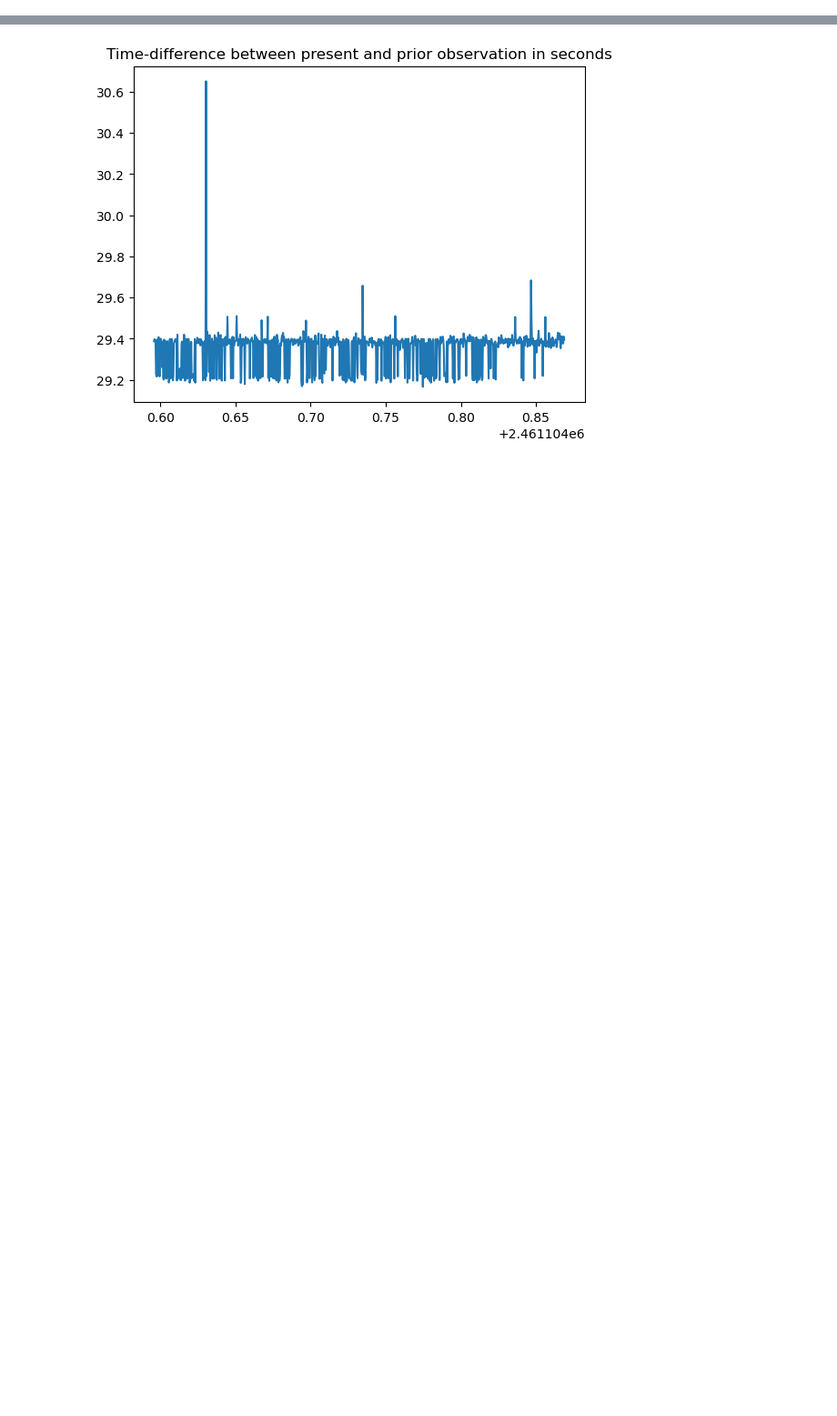
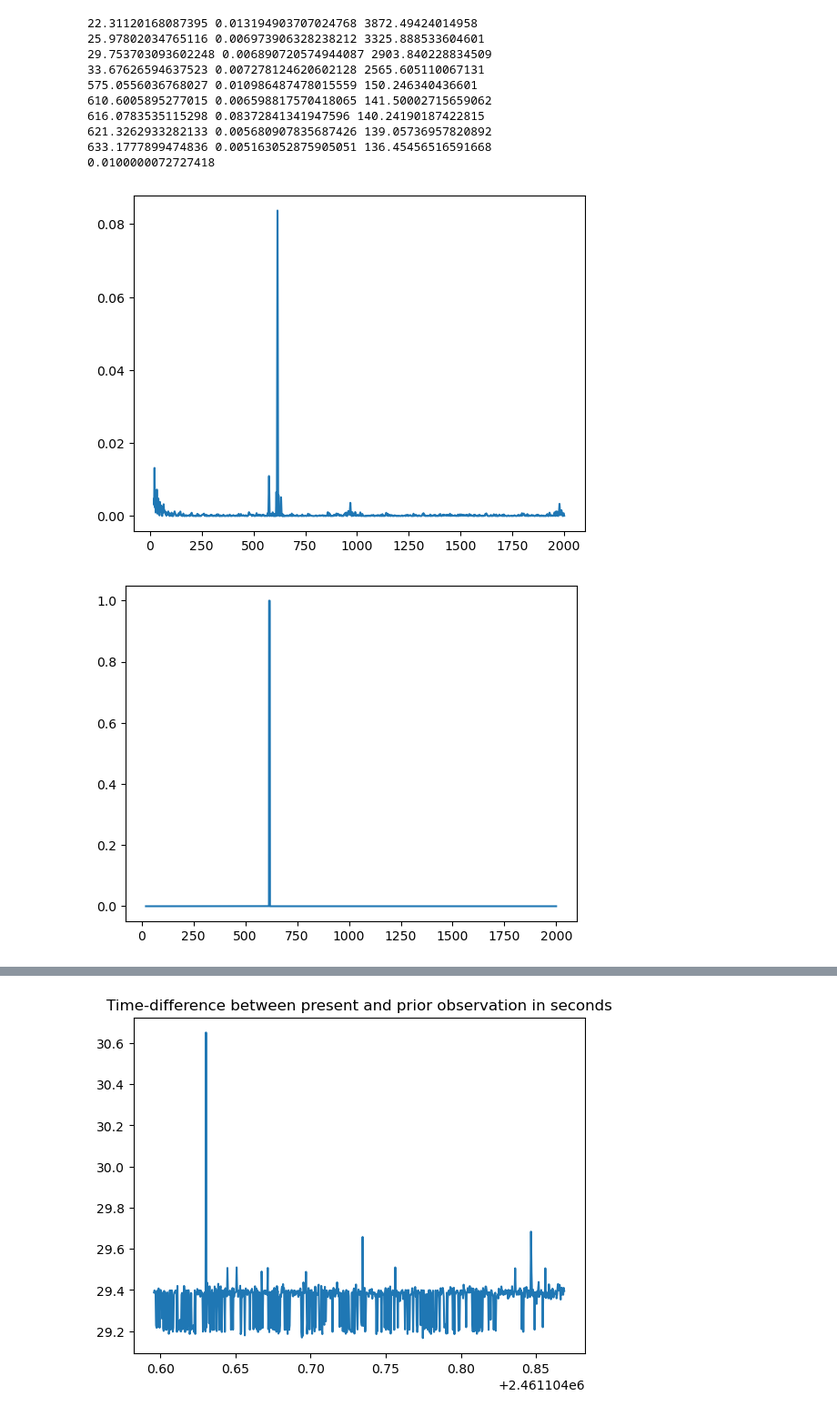
Before and after one commit to thomasnguyen21/astr302_pulsating_star, a Jupyter notebook: photometry.ipynb, the cells around one changed output, grey strips where cells are left out. Shown at 91% size. Saved outputs shown, nothing was run; the diff lists cells and outputs as text; code cells hidden in the pictures; blank space fills up the shorter version.

```diff
--- a/photometry.ipynb
+++ b/photometry.ipynb
@@ -285,3 +288,35 @@ ax4[1].set_xscale('log')
+# %%
+# experimental lomb-scargle
+
+periodogram_rdomain = ls(HJD_arr, corr_target, tot_err)
+freq_rdomain = np.linspace(20, 2000, int((2000-20)/((10**(-8))*86400)))
+power_rdomain = periodogram_rdomain.power(freq_rdomain)
+false_alarm_rdomain = periodogram_rdomain.false_alarm_probability(power_rdomain)
+
+plt.figure()
+plt.plot(freq_rdomain, power_rdomain)
+
+plt.figure()
+plt.plot(freq_rdomain, 1-false_alarm_rdomain)
+
+for i in range(1,len(power_rdomain)-1):
+    if power_rdomain[i] > 0.005 and power_rdomain[i] > power_rdomain[i-1] and power_rdomain[i] > power_rdomain[i+1]:
+        print(freq_rdomain[i], power_rdomain[i], 86400/freq_rdomain[i]) # nonnegligible peaks in cycles/HJD | power | sec
+
+print((freq_rdomain[1]-freq_rdomain[0])*(10**6)/86400) # frequency spacing in microhertz
+# %% [output]
+22.31120168087395 0.013194903707024768 3872.49424014958
+25.97802034765116 0.006973906328238212 3325.888533604601
+29.753703093602248 0.006890720574944087 2903.840228834509
+33.67626594637523 0.007278124620602128 2565.605110067131
+575.0556036768027 0.010986487478015559 150.246340436601
+610.6005895277015 0.006598817570418065 141.50002715659062
+616.0783535115298 0.08372841341947596 140.24190187422815
+621.3262933282133 0.005680907835687426 139.05736957820892
+633.1777899474836 0.005163052875905051 136.45456516591668
+0.0100000072727418
+[figure, added]
+[figure, added]
 # %%
 sig_prob = 1-prob_noise_given_data
 
```
Also changed, not shown: parts of 13 cells of this notebook.
